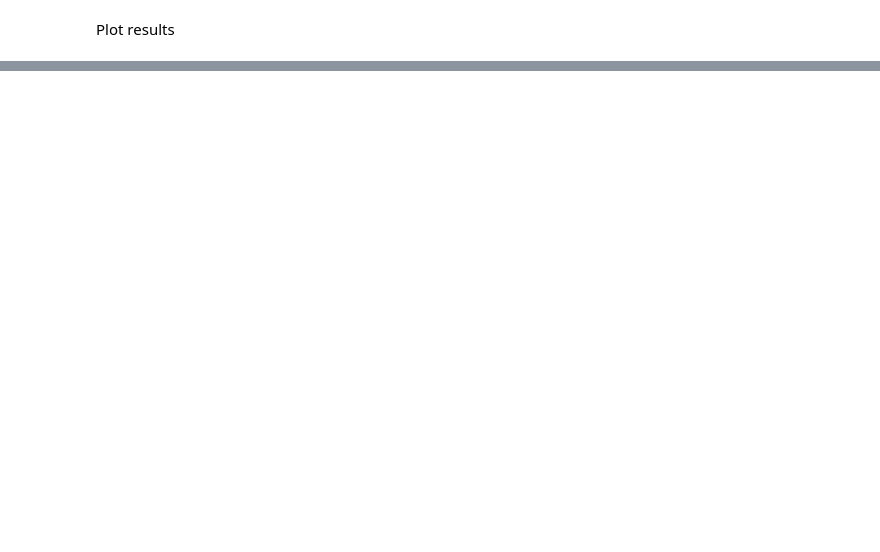
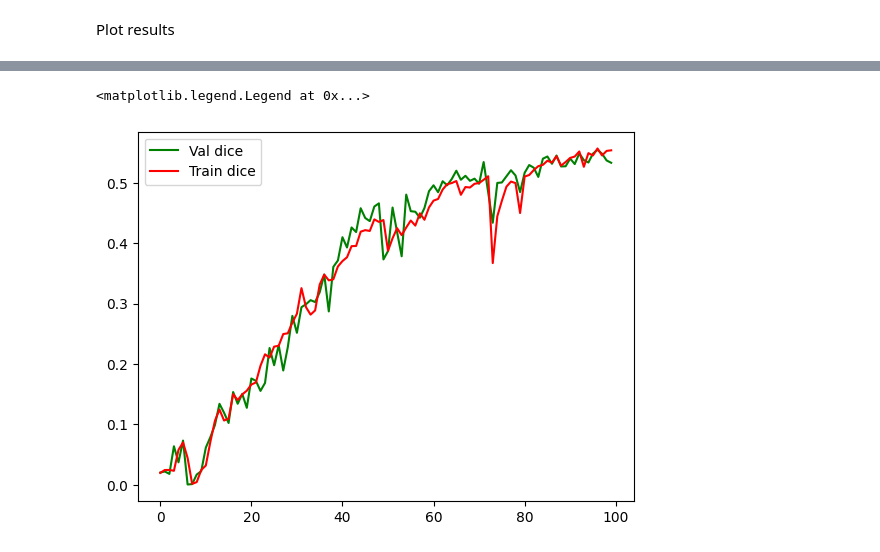
Before and after one commit to kkaczmarskinpg/teeth-segmentation-cbct-images-cnn-lstm, a Jupyter notebook: cnn-lstm-teeth-segmentation.ipynb, the cells around one changed output, grey strips where cells are left out. Drawn from its saved outputs; the diff is of its cells as text; code cells hidden in the pictures; blank space fills up the shorter version.

```diff
--- a/cnn-lstm-teeth-segmentation.ipynb
+++ b/cnn-lstm-teeth-segmentation.ipynb
@@ -164,0 +169,18 @@ plt.show()
+# %%
+import matplotlib.pyplot as plt
+import json
+
+with open("models/history-12-12-2024-05-30.json", "r") as file:
+    history_50 = json.load(file)
+
+with open("models/convlstm2d-dice37-128-history.json", "r") as file:
+    history_37 = json.load(file)
+
+
+plt.figure()
+plt.plot(history_50["val_dice_coefficient"], color="green")
+plt.plot(history_50["dice_coefficient"], color="red")
+plt.legend(["Val dice","Train dice"])
+# %% [output]
+<matplotlib.legend.Legend at 0x...>
+[figure, added]
```
Also changed, not shown: parts of 8 cells of this notebook, 3 other files.
